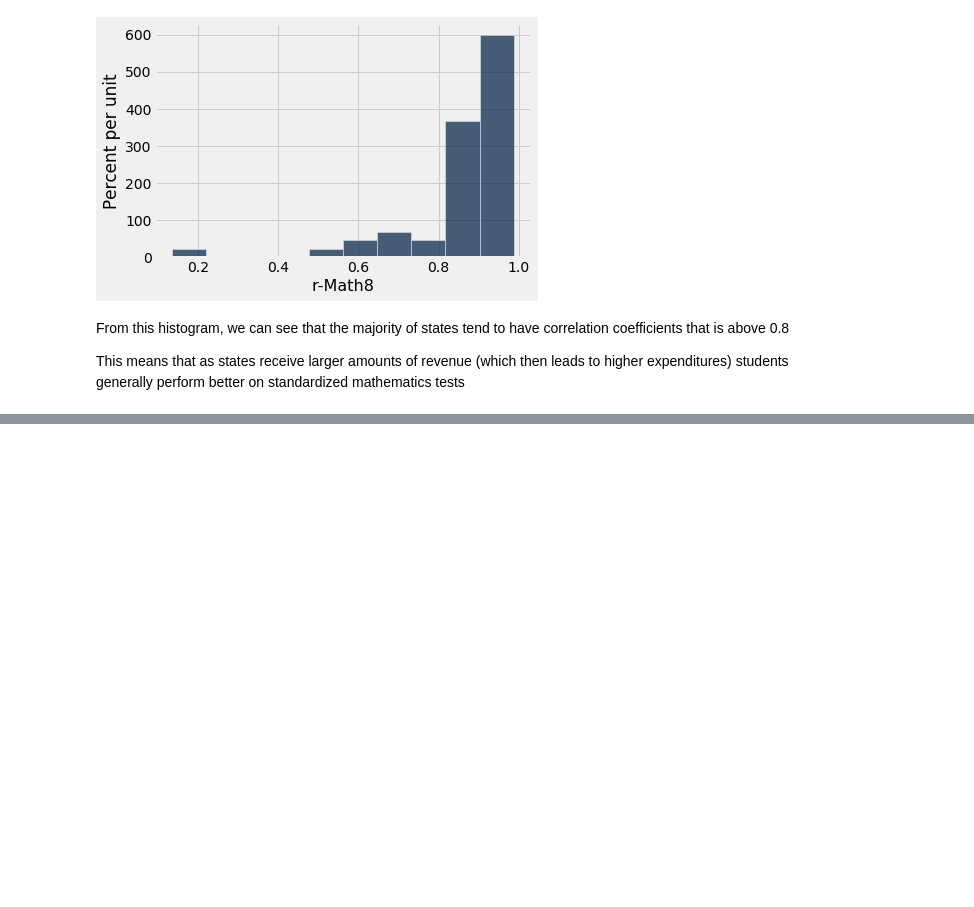
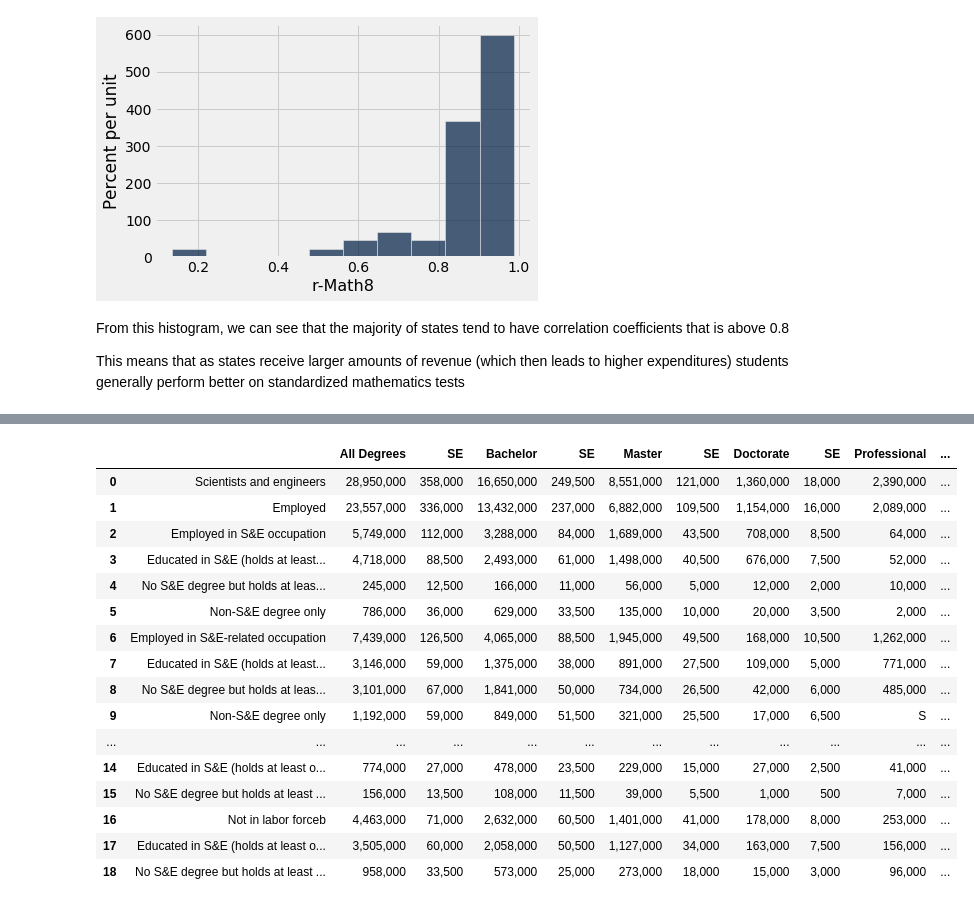
Before and after one commit to SpeedyCannon/ResearchDataScience, a Jupyter notebook: Python Testing.ipynb, the cells around one changed output, grey strips where cells are left out. Cells and saved outputs as stored; diff of their text form; code cells hidden in the pictures; blank space fills up the shorter version.

```diff
--- a/Python Testing.ipynb
+++ b/Python Testing.ipynb
@@ -236,0 +363,22 @@ test_scores.scatter('Year','Revenue',s=1.2)
+# %%
+#work field vs highest degree held
+degree_level_occupation=pd.read_csv('ResearchDataScience/SES201302.csv').drop(columns=["Unnamed: 3","Unnamed: 4","Unnamed: 7","Unnamed: 8","Unnamed: 11","Unnamed: 12","Unnamed: 15","Unnamed: 16","Unnamed: 19","Unnamed: 20"]).rename(columns={"Table 2. U.S. scientists and engineers, by labor force status and level of highest degree: 2013":"","Unnamed: 1":"All Degrees","Unnamed: 2":"SE","Unnamed: 5":"Bachelor","Unnamed: 6":"SE","Unnamed: 9":"Master","Unnamed: 10":"SE","Unnamed: 13":"Doctorate","Unnamed: 14":"SE","Unnamed: 17":"Professional","Unnamed: 18":"SE"}).dropna().drop([16,20,24]).reset_index(drop=True)
+degree_level_occupation
+# %% [output]
+|  |  | All Degrees | SE | Bachelor | SE | Master | SE | Doctorate | SE | Professional | ... |
+| 0 | Scientists and engineers | 28,950,000 | 358,000 | 16,650,000 | 249,500 | 8,551,000 | 121,000 | 1,360,000 | 18,000 | 2,390,000 | ... |
+| 1 | Employed | 23,557,000 | 336,000 | 13,432,000 | 237,000 | 6,882,000 | 109,500 | 1,154,000 | 16,000 | 2,089,000 | ... |
+| 2 | Employed in S&E occupation | 5,749,000 | 112,000 | 3,288,000 | 84,000 | 1,689,000 | 43,500 | 708,000 | 8,500 | 64,000 | ... |
+| 3 | Educated in S&E (holds at least... | 4,718,000 | 88,500 | 2,493,000 | 61,000 | 1,498,000 | 40,500 | 676,000 | 7,500 | 52,000 | ... |
+| 4 | No S&E degree but holds at leas... | 245,000 | 12,500 | 166,000 | 11,000 | 56,000 | 5,000 | 12,000 | 2,000 | 10,000 | ... |
+| 5 | Non-S&E degree only | 786,000 | 36,000 | 629,000 | 33,500 | 135,000 | 10,000 | 20,000 | 3,500 | 2,000 | ... |
+| 6 | Employed in S&E-related occupation | 7,439,000 | 126,500 | 4,065,000 | 88,500 | 1,945,000 | 49,500 | 168,000 | 10,500 | 1,262,000 | ... |
+| 7 | Educated in S&E (holds at least... | 3,146,000 | 59,000 | 1,375,000 | 38,000 | 891,000 | 27,500 | 109,000 | 5,000 | 771,000 | ... |
+| 8 | No S&E degree but holds at leas... | 3,101,000 | 67,000 | 1,841,000 | 50,000 | 734,000 | 26,500 | 42,000 | 6,000 | 485,000 | ... |
+| 9 | Non-S&E degree only | 1,192,000 | 59,000 | 849,000 | 51,500 | 321,000 | 25,500 | 17,000 | 6,500 | S | ... |
+| ... | ... | ... | ... | ... | ... | ... | ... | ... | ... | ... | ... |
+| 14 | Educated in S&E (holds at least o... | 774,000 | 27,000 | 478,000 | 23,500 | 229,000 | 15,000 | 27,000 | 2,500 | 41,000 | ... |
+| 15 | No S&E degree but holds at least ... | 156,000 | 13,500 | 108,000 | 11,500 | 39,000 | 5,500 | 1,000 | 500 | 7,000 | ... |
+| 16 | Not in labor forceb | 4,463,000 | 71,000 | 2,632,000 | 60,500 | 1,401,000 | 41,000 | 178,000 | 8,000 | 253,000 | ... |
+| 17 | Educated in S&E (holds at least o... | 3,505,000 | 60,000 | 2,058,000 | 50,500 | 1,127,000 | 34,000 | 163,000 | 7,500 | 156,000 | ... |
+| 18 | No S&E degree but holds at least ... | 958,000 | 33,500 | 573,000 | 25,000 | 273,000 | 18,000 | 15,000 | 3,000 | 96,000 | ... |
```
Also changed, not shown: parts of 10 cells of this notebook.
